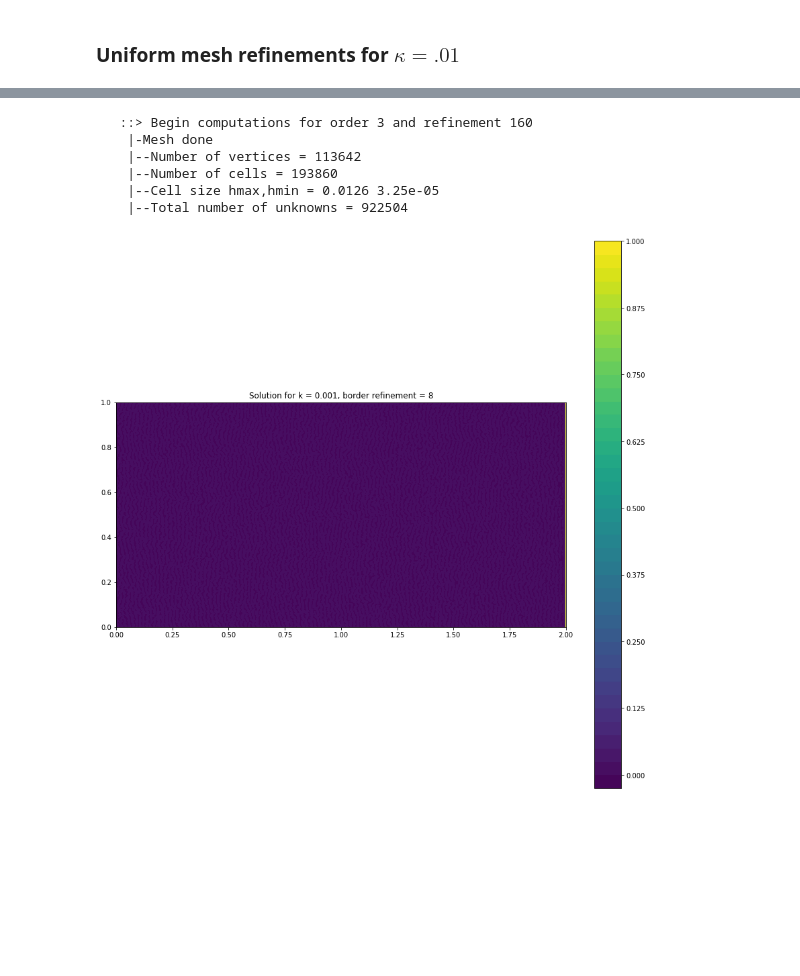
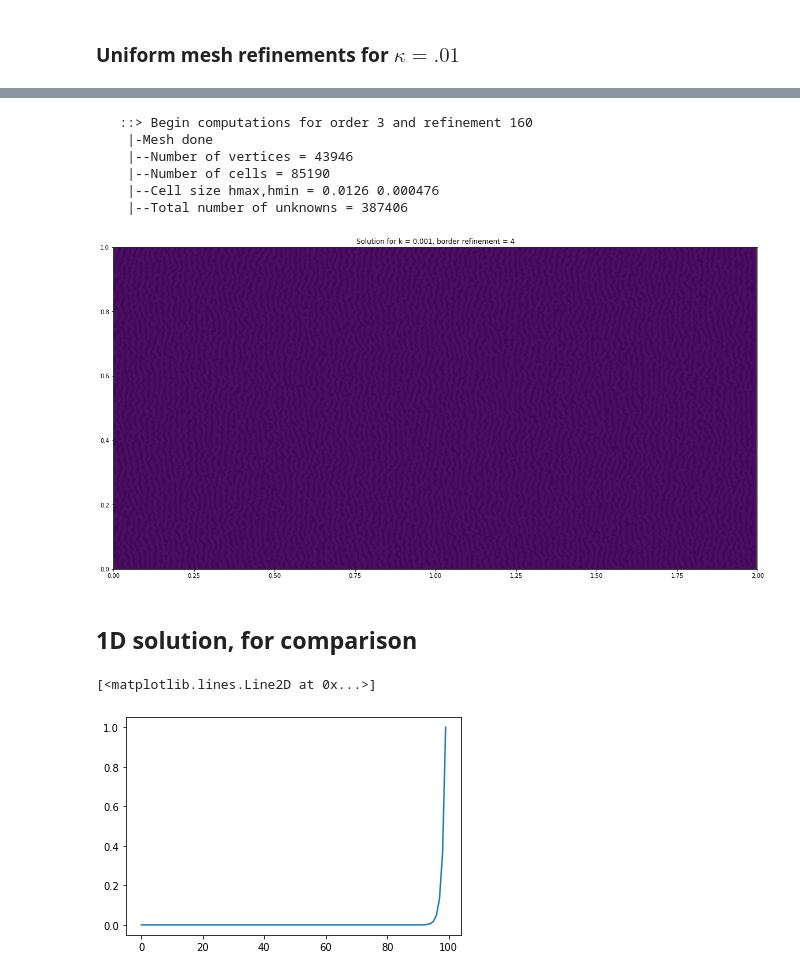
Before and after one commit to ericlesaquiles/FEMexperiments, a Jupyter notebook: ex3/ex3.ipynb, the cells around one changed output, grey strips where cells are left out. Saved outputs shown, nothing was run; the diff lists cells and outputs as text; code cells hidden in the pictures; blank space fills up the shorter version.

```diff
--- a/ex3/ex3.ipynb
+++ b/ex3/ex3.ipynb
@@ -66,10 +62,9 @@ def advection_diffusion(beta,
                         B = 1.0,
                         r_border_refinements = 0,
                         fileio = 'pvd',
-                        dir_ = './results'
+                        dir_ = './results',
+                        do_plot = False
                        ):
-    #fileio = 'pvd'
-    #dir_ = './results'
 
     if not os.path.exists(dir_):
         os.mkdir(dir_)
@@ -79,16 +74,15 @@ def advection_diffusion(beta,
     else:
        sys.exit("space_dim.eq.3 not implemented")
 
+    # Calculo da camada limite para o refinamento
+    L_hcamadalimite = L - k/np.sqrt(beta[0]^2+beta[1]^2)
+
     # Thermal conductivity
     #k = 1.0
     kappa = Constant(k)
 
     # Convection velocity field
     beta = Constant(beta)
-
-    # Order and refinement
-    #order = 3
-    #mesh_refinement = 40
 
     #### IO setup
     Pk = FiniteElement("Lagrange", 'triangle', order)
@@ -115,14 +109,16 @@ def advection_diffusion(beta,
     left    = Left()
     right   = Right()
 
-    # Number of refinements
     if r_border_refinements > 0:
-        for i in range(r_border_refinements):
-            edge_markers = MeshFunction('bool', mesh, mesh.topology().dim()-1)
-            right.mark(edge_markers, True)
-
-            mesh = refine(mesh, edge_markers)
-            #mesh = mesh.child()
+      for i in range(r_border_refinements):
+        cell_markers = MeshFunction("bool", mesh, mesh.topology().dim())
+        cell_markers.set_all(False)
+        for cell in cells(mesh):
+          vts = cell.get_vertex_coordinates()
+          max_x = max(vts[0],vts[2],vts[4])
+          if(max_x>=(L_hcamadalimite)):
+            cell_markers[cell] = True
+        mesh = refine(mesh, cell_markers)
 
     print("    |-Mesh done")
     print("    |--Number of vertices = "+str(mesh.num_vertices()))
@@ -161,11 +157,12 @@ def advection_diffusion(beta,
     ufile_pvd << w
     domfile_pvd << funcdom
 
-    #plt.figure(figsize=(10,10))
-    #plot(mesh,linewidth=.1)
-    #c = plot(w, wireframe=True, title=f'Solution')
-    #plt.colorbar(c)
-    #plt.show()
+    if do_plot:
+        plt.figure(figsize=(10,10))
+        plot(mesh,linewidth=.1)
+        c = plot(w, wireframe=True, title=f'Solution')
+        plt.colorbar(c)
+        plt.show()
 
     return w, mesh
 # %% [markdown]
@@ -268,24 +297,26 @@ plt.show()
 # %%
 k = .001
-r_border_refinements = 8
+r_border_refinements = 4
 
 (w, mesh) = advection_diffusion(beta = (1,0),
                                 k = k,
                                 order = 3,
                                 mesh_refinement = 160,
                                 L = 2,
                                 r_border_refinements = r_border_refinements)
 
-plt.figure(figsize=(15,15))
+plt.figure(figsize=(20,20))
 #plot(mesh,linewidth=.1)
 c = plot(w, wireframe=True, title=f'Solution for k = {k}, border refinement = {r_border_refinements}')
-plt.colorbar(c)
+#plt.colorbar(c)
 plt.show()
 # %% [output]
    ::> Begin computations for order 3 and refinement 160
     |-Mesh done
-    |--Number of vertices = 113642
-    |--Number of cells = 193860
-    |--Cell size hmax,hmin = 0.0126 3.25e-05
-    |--Total number of unknowns = 922504
+    |--Number of vertices = 43946
+    |--Number of cells = 85190
+    |--Cell size hmax,hmin = 0.0126 0.000476
+    |--Total number of unknowns = 387406
-[figure, old version]
+[figure, new version]
+# %% [markdown]
+## 1D solution, for comparison
@@ -291,0 +329,5 @@ plt.show()
+# %%
+plt.plot(u(np.linspace(1, 2, num = 100), k = .01, beta = 1, L = 2))
+# %% [output]
+[<matplotlib.lines.Line2D at 0x...>]
+[figure, added]
```
Also changed, not shown: parts of 13 cells of this notebook, 37 other files.
